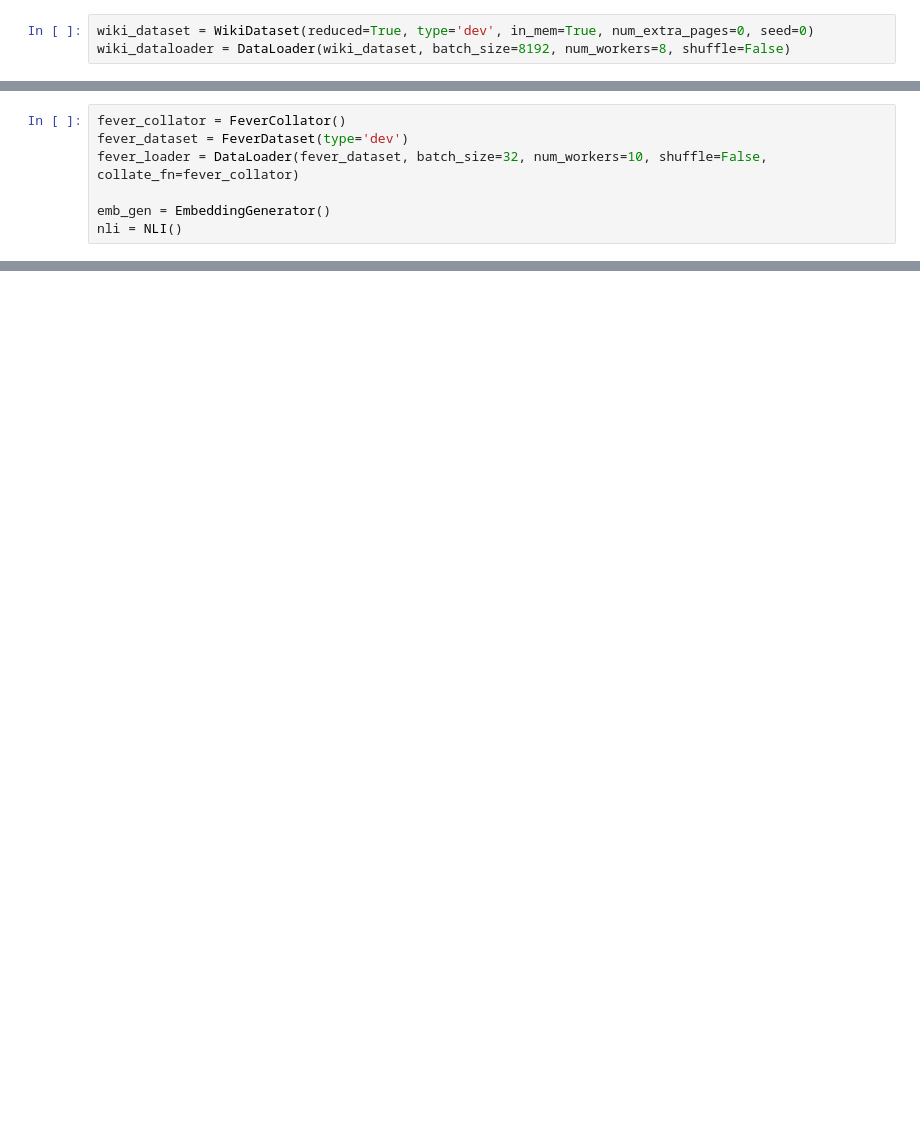
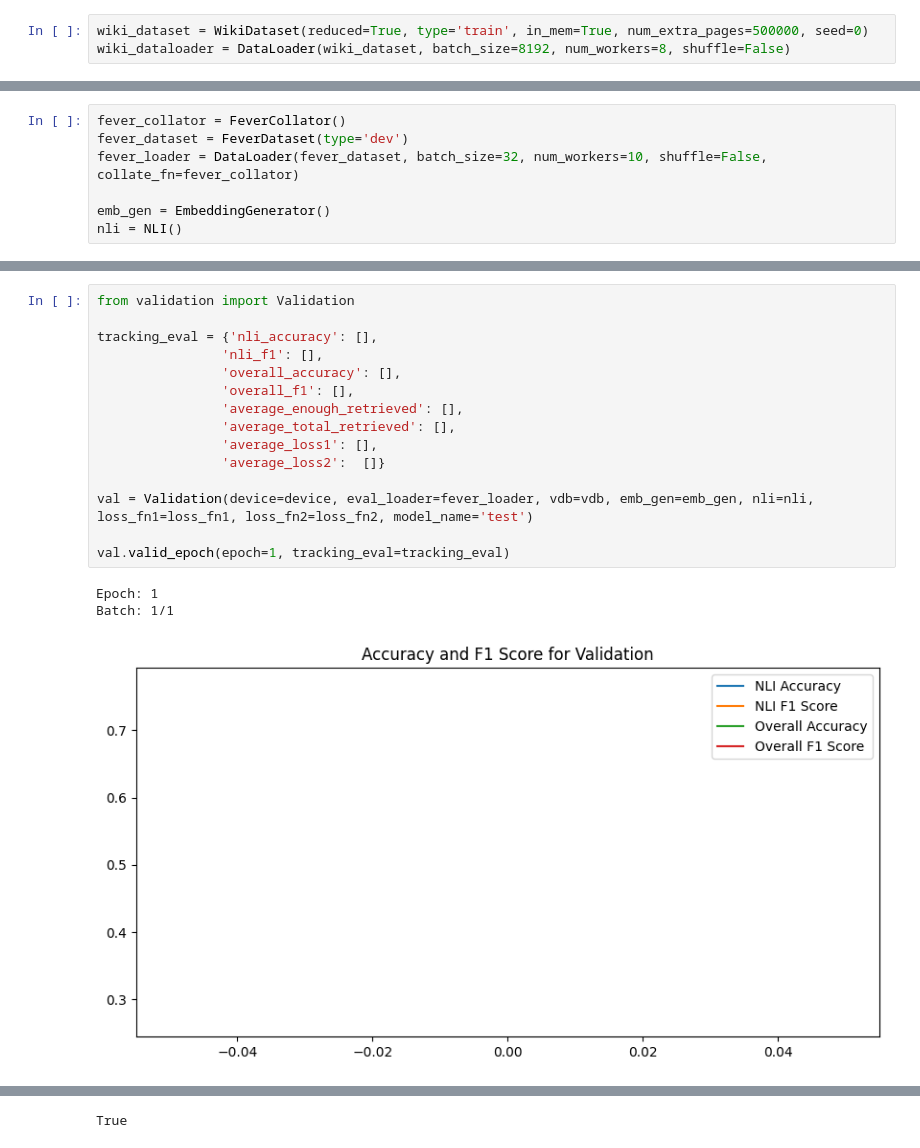
Before and after one commit to ignajgalloupm/tfm_disinformation, a Jupyter notebook: test.ipynb, the cells around one changed output, grey strips where cells are left out. Cells and saved outputs as stored; diff of their text form; blank space fills up the shorter version.

Commit message:
validation working

```diff
--- a/test.ipynb
+++ b/test.ipynb
@@ -7,7 +7,7 @@ from torch.utils.data import DataLoader
 from fever_dataset import FeverDataset, FeverCollator
 from embedding_generation import EmbeddingGenerator, NLI
 # %%
-wiki_dataset = WikiDataset(reduced=True, type='dev', in_mem=True, num_extra_pages=0, seed=0)
+wiki_dataset = WikiDataset(reduced=True, type='train', in_mem=True, num_extra_pages=500000, seed=0)
 wiki_dataloader = DataLoader(wiki_dataset, batch_size=8192, num_workers=8, shuffle=False)
 # %%
 vdb = VectorDatabase(client='docker', wiki_loader=wiki_dataloader)
@@ -139,0 +194,19 @@ tensor(0.7065, device='cuda:0', dtype=torch.float16)
+# %%
+from validation import Validation
+
+tracking_eval = {'nli_accuracy': [],
+                'nli_f1': [],
+                'overall_accuracy': [],
+                'overall_f1': [],
+                'average_enough_retrieved': [],
+                'average_total_retrieved': [],
+                'average_loss1': [],
+                'average_loss2':  []}
+
+val = Validation(device=device, eval_loader=fever_loader, vdb=vdb, emb_gen=emb_gen, nli=nli, loss_fn1=loss_fn1, loss_fn2=loss_fn2, model_name='test')
+
+val.valid_epoch(epoch=1, tracking_eval=tracking_eval)
+# %% [output]
+Epoch: 1
+Batch: 1/1
+[figure, added]
@@ -139,0 +215 @@ tensor(0.7065, device='cuda:0', dtype=torch.float16)
+True
```
Also changed, not shown: parts of 5 cells of this notebook, 6 other files.
